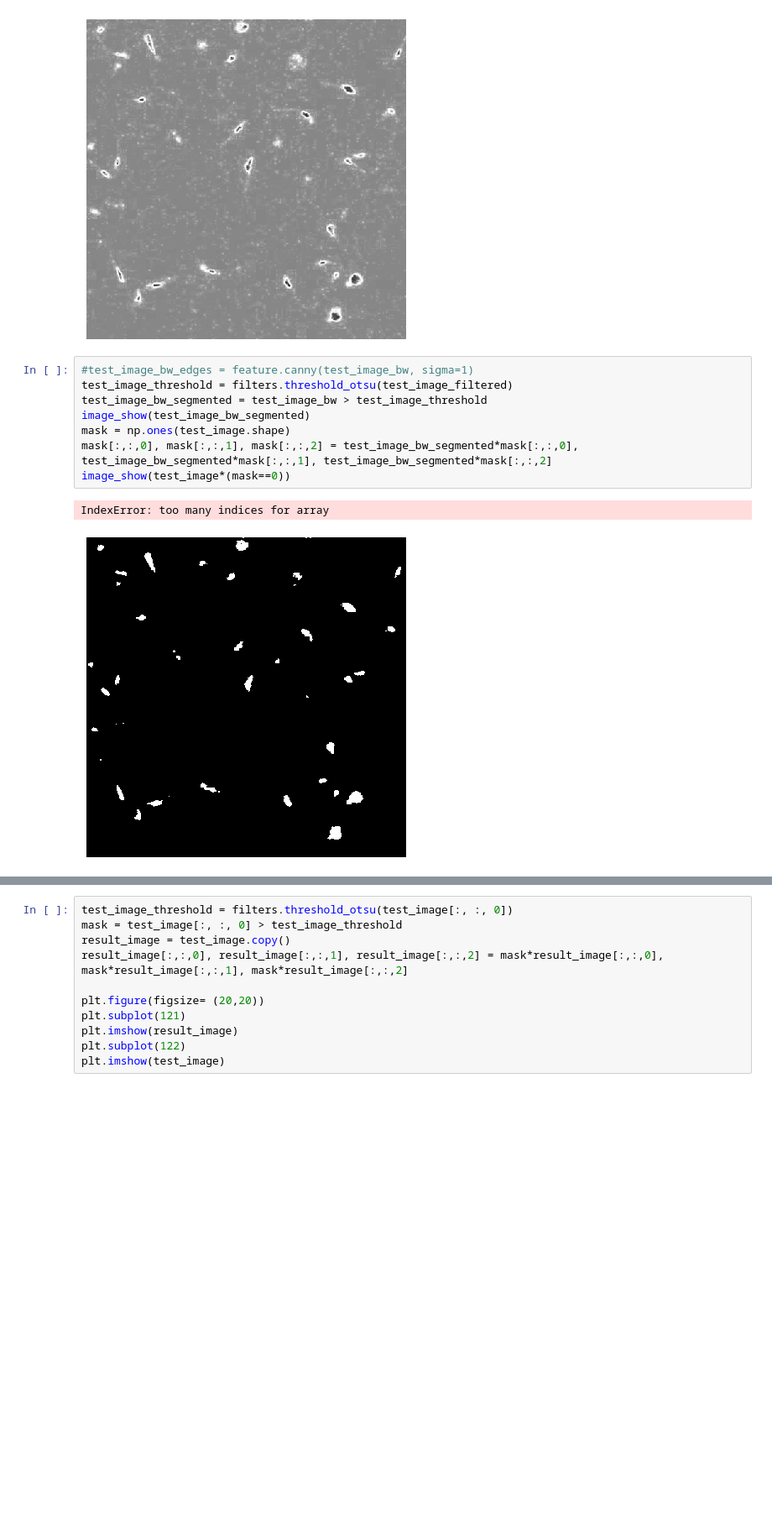
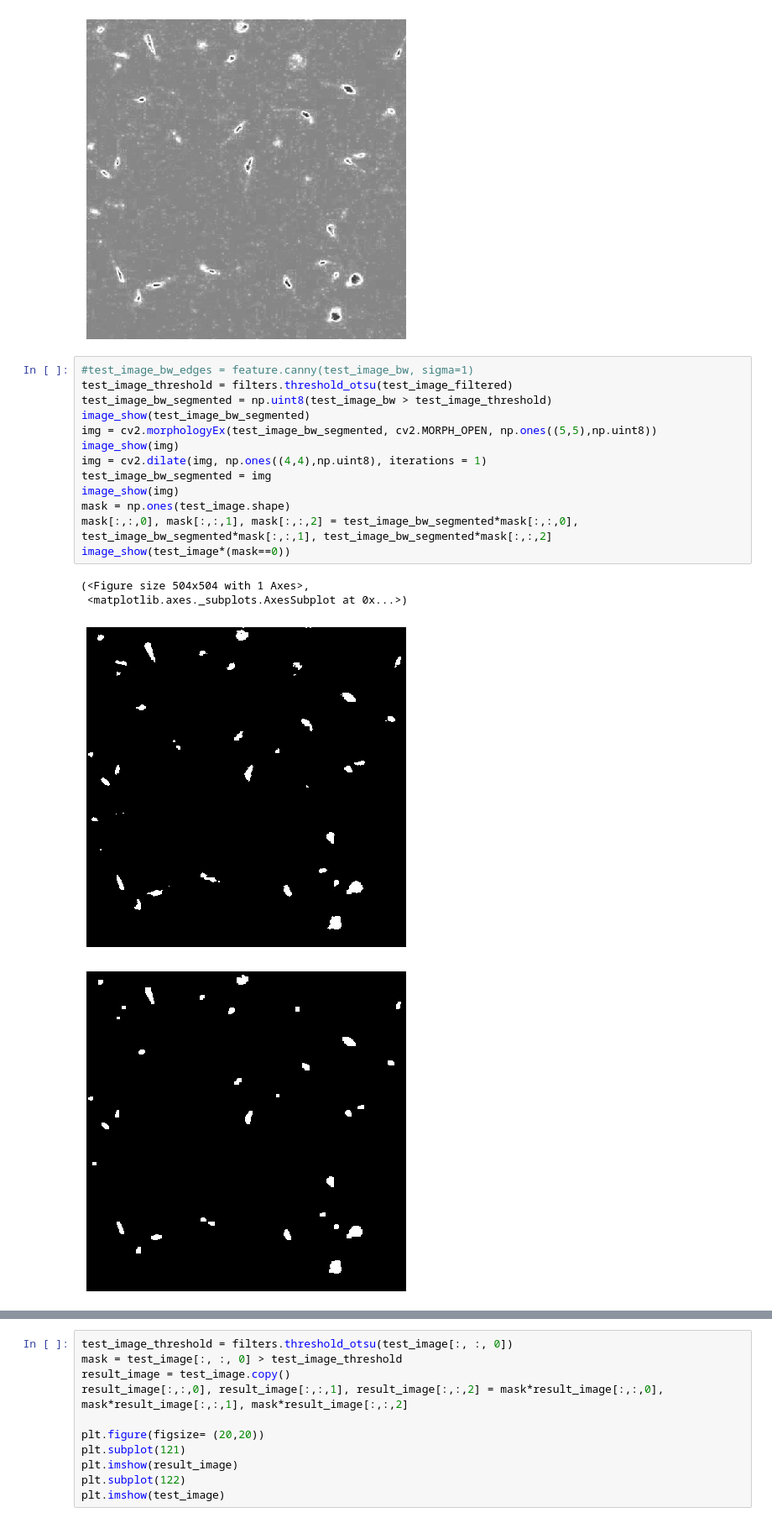
Before and after one commit to MarianoFernandez0/Proyecto-, a Jupyter notebook: development/segmentation/Untitled.ipynb, the cells around one changed output, grey strips where cells are left out. Shown: that part at 84% size. Cells and saved outputs as stored; diff of their text form; blank space fills up the shorter version.

```diff
--- a/development/segmentation/Untitled.ipynb
+++ b/development/segmentation/Untitled.ipynb
@@ -45,11 +45,18 @@ image_show(I - test_image_bw)
 # %%
 #test_image_bw_edges = feature.canny(test_image_bw, sigma=1)
 test_image_threshold = filters.threshold_otsu(test_image_filtered)
-test_image_bw_segmented = test_image_bw > test_image_threshold
+test_image_bw_segmented = np.uint8(test_image_bw > test_image_threshold)
 image_show(test_image_bw_segmented)
+img = cv2.morphologyEx(test_image_bw_segmented, cv2.MORPH_OPEN, np.ones((5,5),np.uint8))
+image_show(img)
+img = cv2.dilate(img, np.ones((4,4),np.uint8), iterations = 1)
+test_image_bw_segmented = img
+image_show(img)
 mask = np.ones(test_image.shape)
 mask[:,:,0], mask[:,:,1], mask[:,:,2] = test_image_bw_segmented*mask[:,:,0], test_image_bw_segmented*mask[:,:,1], test_image_bw_segmented*mask[:,:,2]
 image_show(test_image*(mask==0))
 # %% [output]
-IndexError: too many indices for array
+(<Figure size 504x504 with 1 Axes>,
+ <matplotlib.axes._subplots.AxesSubplot at 0x...>)
 [figure]
+[figure, added]
```
Also changed, not shown: parts of 1 cell of this notebook, 8 other files.
